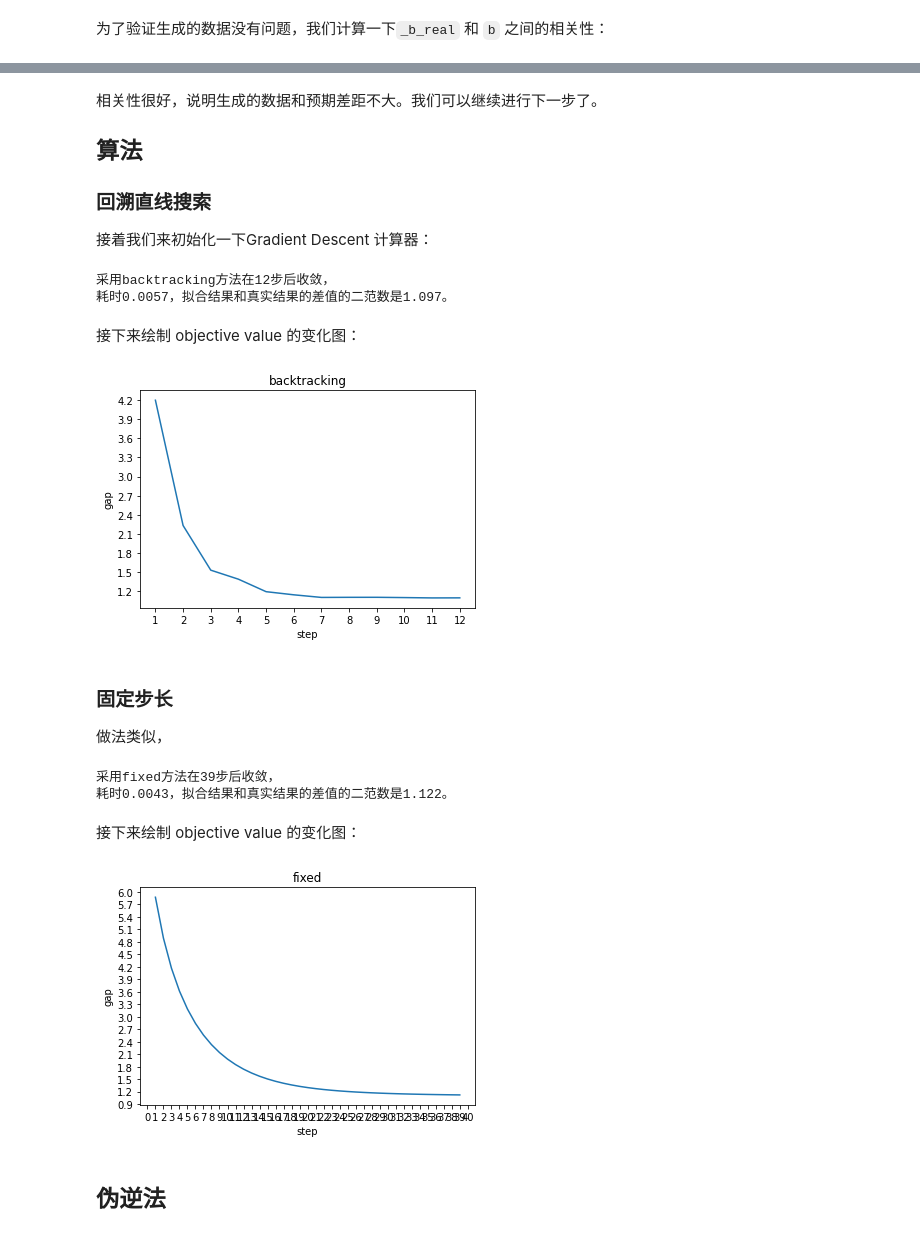
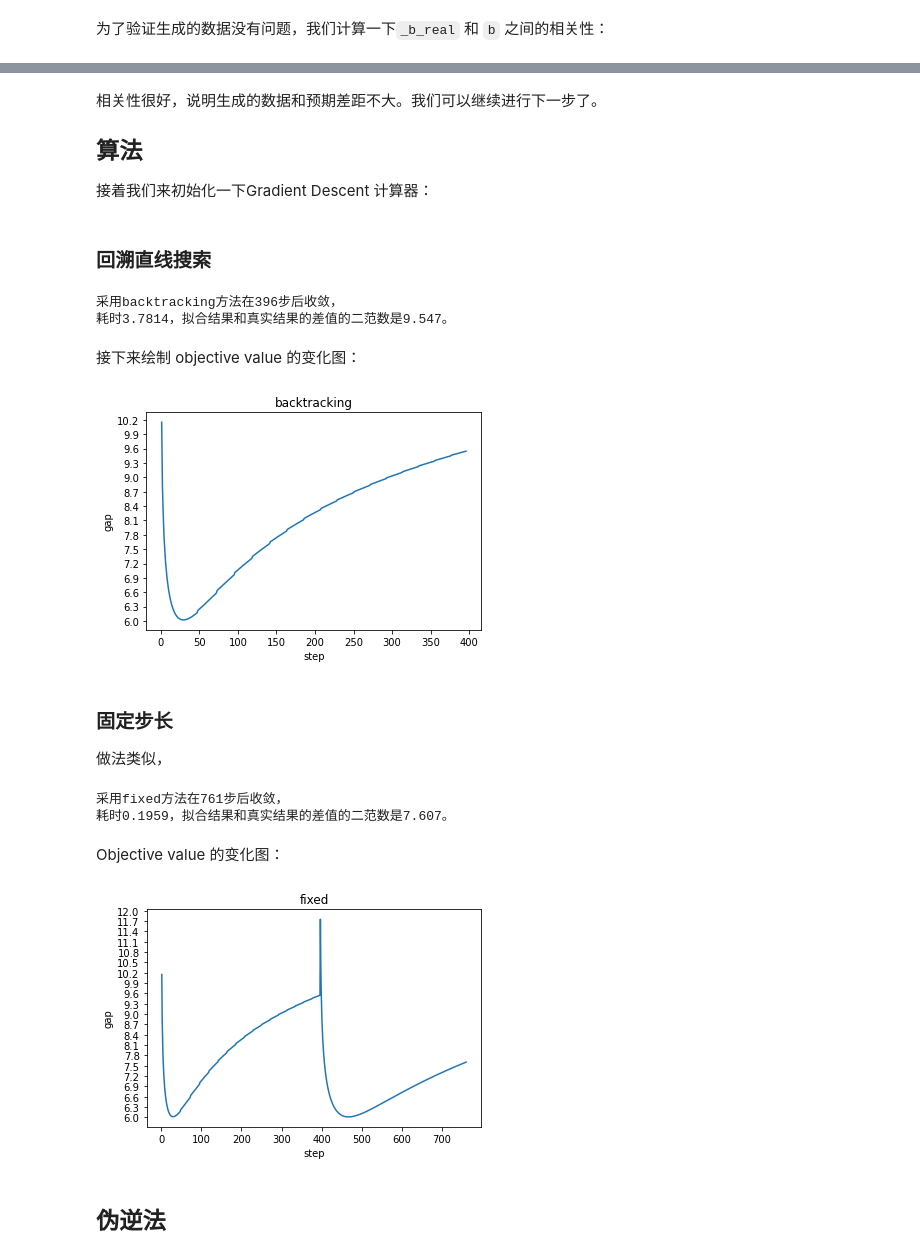
Before and after one commit to merak0514/gradient-descent, a Jupyter notebook: main.ipynb, the cells around one changed output, grey strips where cells are left out. Drawn from its saved outputs; the diff is of its cells as text; code cells hidden in the pictures.

```diff
--- a/main.ipynb
+++ b/main.ipynb
@@ -6,9 +6,9 @@
 from numpy.random import seed
 from data_generator import *
 from algo import GD, PseudoInverse
-seed(777)
+seed(0)
 
-n = 50
+n = 200
 m = 200  # 200 个数据
 stop_gap = 0.01  # 停止条件
 # %% [markdown]
@@ -30,6 +30,4 @@ print(f"相关性为{compute_corr(_b_real, b):.3f}。")
 # %% [markdown]
 相关性很好，说明生成的数据和预期差距不大。我们可以继续进行下一步了。
 ## 算法
-### 回溯直线搜索
-
 接着我们来初始化一下Gradient Descent 计算器：
@@ -36,32 +36,32 @@ print(f"相关性为{compute_corr(_b_real, b):.3f}。")
+# %% [markdown]
+### 回溯直线搜索
 # %%
-gd = GD(n=n, m=m, A=A, b=b, x_gt=x_gt, stop_gap=stop_gap, mode="backtracking")
-x_est = gd.gd()
+x_est = gd.run('backtracking')
 print(f"采用{gd.mode}方法在{gd.stat_step_count}步后收敛，\n耗时{gd.stat_time:.4f}，拟合结果和真实结果的差值的二范数是{gd.norm(x_gt, x_est):.3f}。")
 # %% [output]
-采用backtracking方法在12步后收敛，
-耗时0.0057，拟合结果和真实结果的差值的二范数是1.097。
+采用backtracking方法在396步后收敛，
+耗时3.7814，拟合结果和真实结果的差值的二范数是9.547。
 # %% [markdown]
 接下来绘制 objective value 的变化图：
 # %%
-gd.draw_improves()
+gd.draw_gaps()
 # %% [output]
-[figure, old version]
+[figure, new version]
 # %% [markdown]
 ### 固定步长
 做法类似，
 # %%
-gd = GD(n=n, m=m, A=A, b=b, x_gt=x_gt, stop_gap=stop_gap, mode="fixed")
-x_est = gd.gd()
+x_est = gd.run("fixed")
 print(f"采用{gd.mode}方法在{gd.stat_step_count}步后收敛，\n耗时{gd.stat_time:.4f}，拟合结果和真实结果的差值的二范数是{gd.norm(x_gt, x_est):.3f}。")
 # %% [output]
-采用fixed方法在39步后收敛，
-耗时0.0043，拟合结果和真实结果的差值的二范数是1.122。
+采用fixed方法在761步后收敛，
+耗时0.1959，拟合结果和真实结果的差值的二范数是7.607。
 # %% [markdown]
-接下来绘制 objective value 的变化图：
+Objective value 的变化图：
 # %%
-gd.draw_improves()
+gd.draw_gaps()
 # %% [output]
-[figure, old version]
+[figure, new version]
 # %% [markdown]
 ## 伪逆法
 # %%
```
Also changed, not shown: parts of 7 cells of this notebook, 2 other files.
